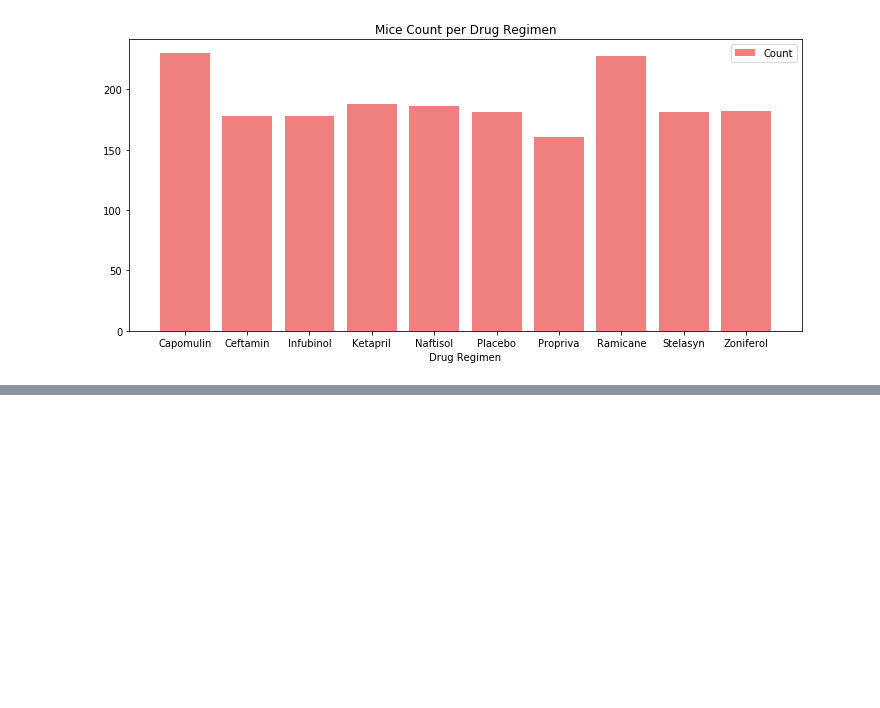
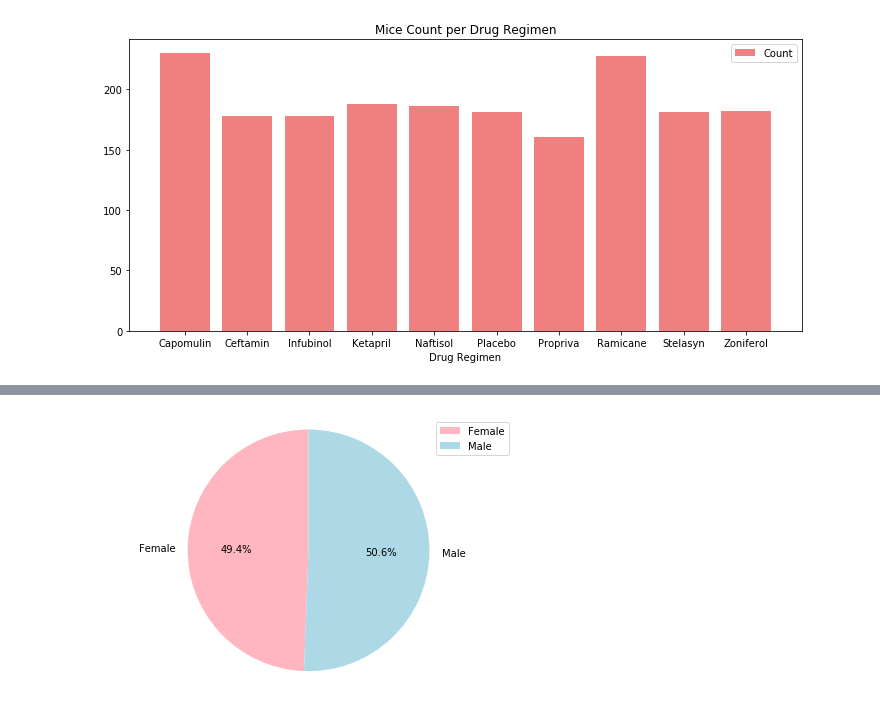
Before and after one commit to tnatoli29/Matplotlib-Challenge, a Jupyter notebook: The Power of Plots.ipynb, the cells around one changed output, grey strips where cells are left out. Saved outputs shown, nothing was run; the diff lists cells and outputs as text; code cells hidden in the pictures; blank space fills up the shorter version.

```diff
--- a/The Power of Plots.ipynb
+++ b/The Power of Plots.ipynb
@@ -106,0 +129,18 @@ plt.tight_layout()
+# %%
+#Create a pie chart showing male vs female mice using pyplot
+#Set the labels
+labels = ["Female", "Male"]
+
+#Set the colors
+colors = ["lightpink","lightblue"]
+
+#Create the pie chart
+plt.pie(gender_group["Mouse ID"], labels = labels, colors = colors,
+       autopct='%1.1f%%', startangle = 90)
+
+#Clean up the chart
+plt.legend()
+plt.axis("equal")
+plt.tight_layout()
+# %% [output]
+[figure, added]
```
Also changed, not shown: parts of 2 cells of this notebook.
